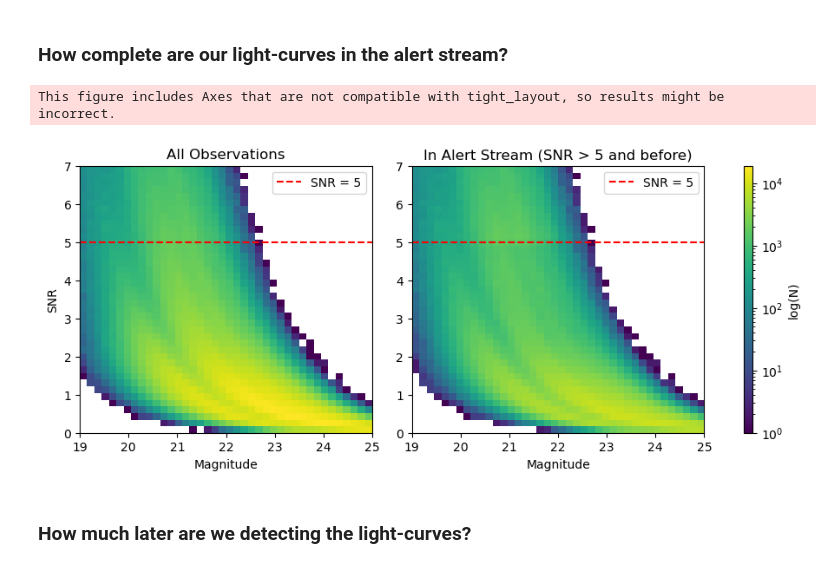
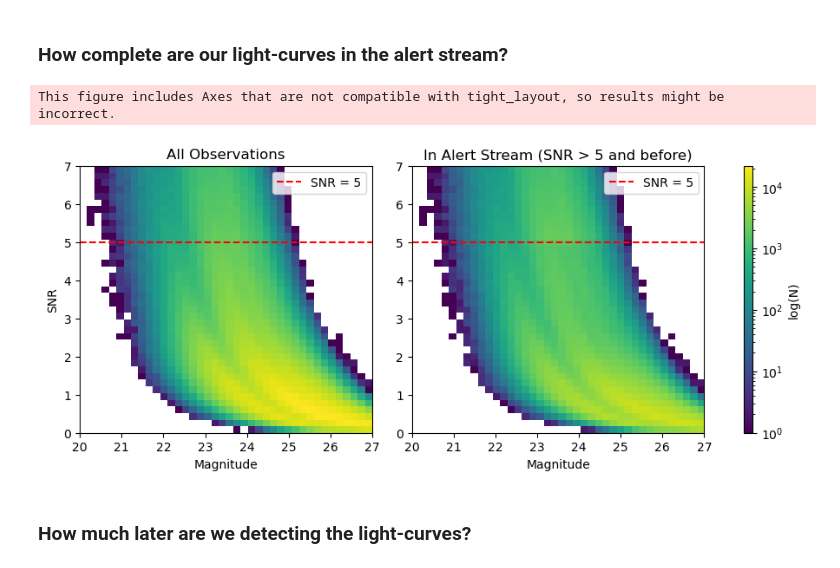
Before and after one commit to Fink-analyses/Tutorial_LSST_sims_2025, a Jupyter notebook: inspect_lcs_asbroker.ipynb, the cells around one changed output. Cells and saved outputs as stored; diff of their text form; code cells hidden in the pictures.

```diff
--- a/inspect_lcs_asbroker.ipynb
+++ b/inspect_lcs_asbroker.ipynb
@@ -50,8 +50,7 @@ def convert_fluxcal_to_mag(df):
     flux[flux <= 0] = np.nan
 
     # Compute magnitude; where flux was <= 0, magnitude will be NaN
-    df["magnitude"] = -2.5 * np.log10(flux) + 25
-    # df["magnitude"] = -2.5 * np.log10(df["FLUXCAL"]) + 25
+    df["magnitude"] = -2.5 * np.log10(flux) + 27.5
     df["magnitude error"] = 2.5 / np.log(10) * df["FLUXCALERR"] / df["FLUXCAL"]
     return df
 
@@ -461,7 +460,7 @@ Name: n_SNR5, dtype: float64
 # %%
 x_bins = 40
 y_bins = 40
-x_range = [19, 25]
+x_range = [20, 27]
 y_range = [0, 7]
 bins = [x_bins, y_bins]
 range_ = [x_range, y_range]
@@ -489,34 +488,34 @@ ax1 = fig.add_subplot(gs[0])
 im1 = ax1.imshow(H1.T, origin='lower',
                  extent=[*x_range, *y_range],
                  aspect='auto', cmap='viridis',
                  norm=LogNorm(vmin=vmin, vmax=vmax))
 ax1.set_title('All Observations')
 ax1.set_xlabel('Magnitude')
 ax1.set_ylabel('SNR')
 ax1.axhline(y=5, color='r', linestyle='--', label='SNR = 5')
 ax1.legend()
 
 # Second heatmap (middle)
 ax2 = fig.add_subplot(gs[1], sharey=ax1)
 im2 = ax2.imshow(H2.T, origin='lower',
                  extent=[*x_range, *y_range],
                  aspect='auto', cmap='viridis',
                  norm=LogNorm(vmin=vmin, vmax=vmax))
 ax2.set_title('In Alert Stream (SNR > 5 and before)')
 ax2.set_xlabel('Magnitude')
 ax2.axhline(y=5, color='r', linestyle='--', label='SNR = 5')
 ax2.legend()
 
 # Colorbar subplot (right, very thin)
 cax = fig.add_subplot(gs[2])
 cbar = fig.colorbar(im2, cax=cax)
 cbar.set_label('log(N)')
 
 plt.tight_layout()
 plt.show()
 # %% [output]
 This figure includes Axes that are not compatible with tight_layout, so results might be incorrect.
-[figure, old version]
+[figure, new version]
 # %% [markdown]
 ### How much later are we detecting the light-curves?
 # %%
```
